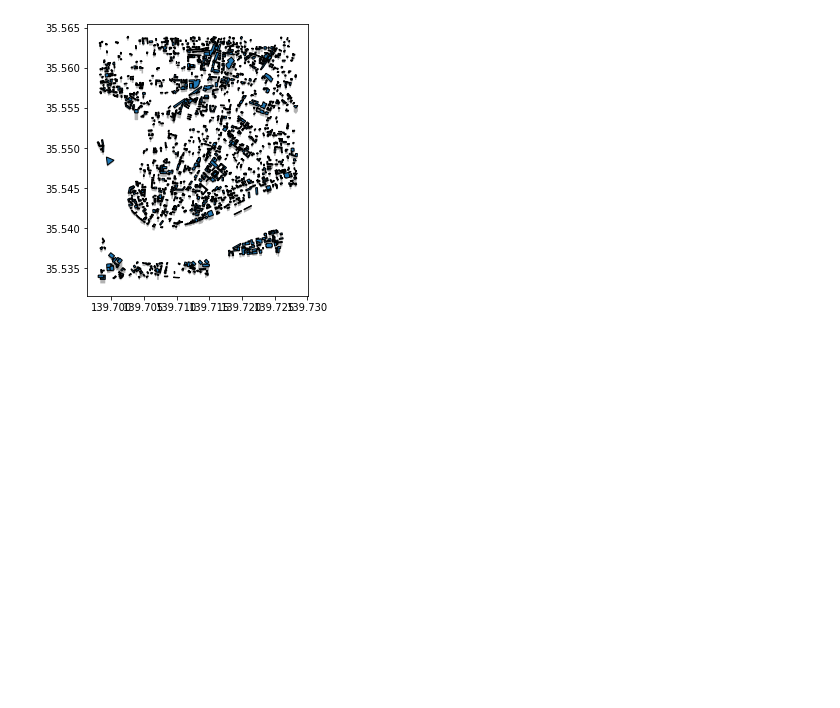
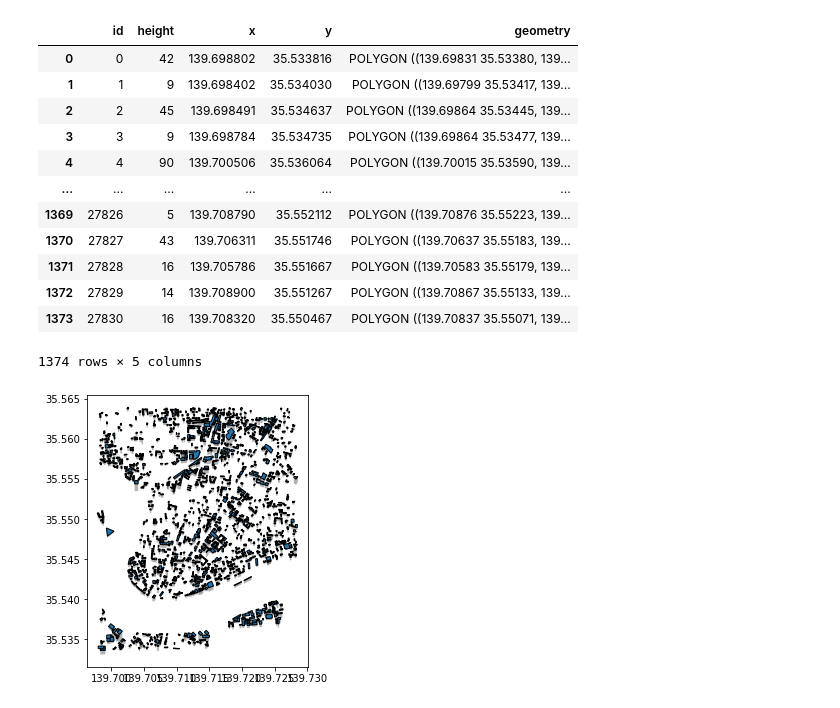
Before and after one commit to ni1o1/pybdshadow, a Jupyter notebook: src/test.ipynb, the cells around one changed output. Cells and saved outputs as stored; diff of their text form; code cells hidden in the pictures; blank space fills up the shorter version.

```diff
--- a/src/test.ipynb
+++ b/src/test.ipynb
@@ -6,6 +6,21 @@ import pybdshadow
 from shapely.geometry import Polygon
 # %%
 buildings = gpd.read_file(r'../example/data/bd_demo.json')
+buildings
+# %% [output]
+|  | id | height | x | y | geometry |
+| 0 | 0 | 42 | 139.698802 | 35.533816 | POLYGON ((139.69831 35.53380, 139... |
+| 1 | 1 | 9 | 139.698402 | 35.534030 | POLYGON ((139.69799 35.53417, 139... |
+| 2 | 2 | 45 | 139.698491 | 35.534637 | POLYGON ((139.69864 35.53445, 139... |
+| 3 | 3 | 9 | 139.698784 | 35.534735 | POLYGON ((139.69864 35.53477, 139... |
+| 4 | 4 | 90 | 139.700506 | 35.536064 | POLYGON ((139.70015 35.53590, 139... |
+| ... | ... | ... | ... | ... | ... |
+| 1369 | 27826 | 5 | 139.708790 | 35.552112 | POLYGON ((139.70876 35.55223, 139... |
+| 1370 | 27827 | 43 | 139.706311 | 35.551746 | POLYGON ((139.70637 35.55183, 139... |
+| 1371 | 27828 | 16 | 139.705786 | 35.551667 | POLYGON ((139.70583 35.55179, 139... |
+| 1372 | 27829 | 14 | 139.708900 | 35.551267 | POLYGON ((139.70867 35.55133, 139... |
+| 1373 | 27830 | 16 | 139.708320 | 35.550467 | POLYGON ((139.70837 35.55071, 139... |
+1374 rows × 5 columns
 # %%
 #时间
 date = pd.to_datetime('2015-01-01 02:45:33.959797119')
```
Also changed, not shown: parts of 8 cells of this notebook, 18 other files.
